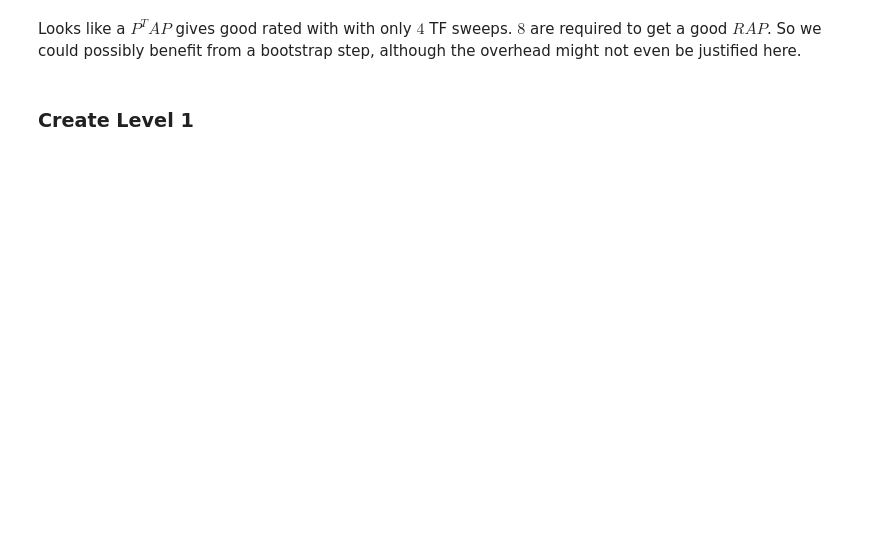
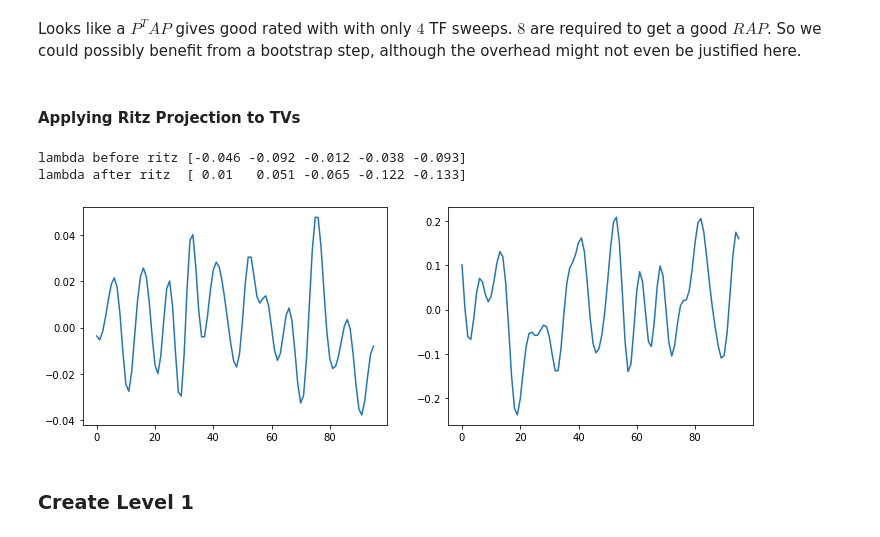
Before and after one commit to 436ahsan/Helmholtz, a Jupyter notebook: notebooks/repetitive/smoothing_needed_for_interpolation.ipynb, the cells around one changed output. Saved outputs shown, nothing was run; the diff lists cells and outputs as text; code cells hidden in the pictures; blank space fills up the shorter version.

```diff
--- a/notebooks/repetitive/smoothing_needed_for_interpolation.ipynb
+++ b/notebooks/repetitive/smoothing_needed_for_interpolation.ipynb
@@ -171,0 +121,17 @@ Convergence Factors
+# %%
+num_tf_sweeps = np.concatenate(([0], 2 ** np.arange(1, 7)))
+num_tf_sweeps = 16
+num_windows = 32
+coarsening_types = [
+    (4, False, False),
+    (4, True, False),
+    (4, True, True)
+]
+
+# seed=5 strongly diverges.
+for seed in range(13, 14):
+    print("seed", seed)
+    conv, x, R, p_values = two_level_performance(level0, aggregate_size, num_components, num_sweeps + 3,
+                                                 num_tf_sweeps, num_windows, coarsening_types,
+                                                 weighted=weighted, seed=seed)
+    display(conv)
@@ -172,5 +145,21 @@ Convergence Factors
 # %% [markdown]
 Looks like a $P^T A P$ gives good rated with with only $4$ TF sweeps. $8$ are required to get a good $R A P$. So we could possibly benefit from a bootstrap step, although the overhead might not even be justified here.
+# %% [markdown]
+#### Applying Ritz Projection to TVs
+# %%
+print("lambda before ritz", np.array([level0.rq(x[:, i]) for i in range(x.shape[1])]))
+x2, lam2 = hm.linalg.ritz(x, level0.operator)
+#print(np.array([level0.rq(x2[:, i]) for i in range(x2.shape[1])]))
+print("lambda after ritz ", lam2)
+# %% [output]
+lambda before ritz [-0.046 -0.092 -0.012 -0.038 -0.093]
+lambda after ritz  [ 0.01   0.051 -0.065 -0.122 -0.133]
+# %%
+fig, axs = plt.subplots(1, 2, figsize=(12, 4))
+axs[0].plot(x[:, 0]);
+axs[1].plot(x2[:, 0]);
+# %% [output]
+[figure, added]
 # %% [markdown]
 ### Create Level 1
 # %%
```
Also changed, not shown: parts of 13 cells of this notebook, 13 other files.
